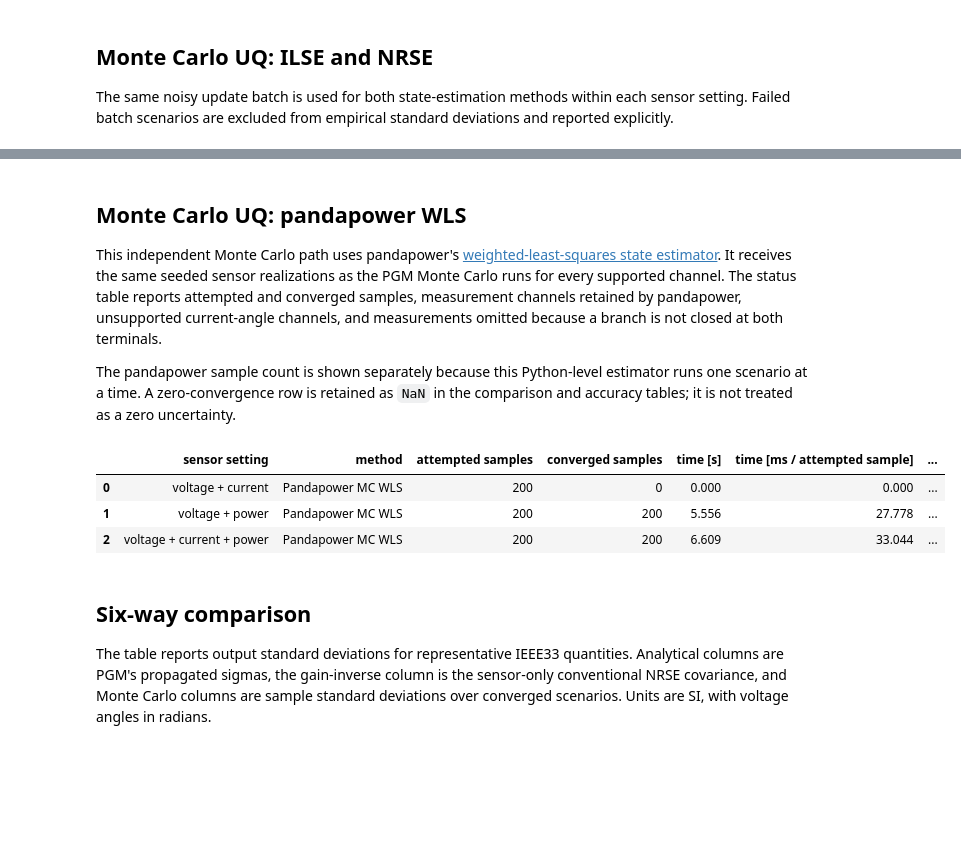
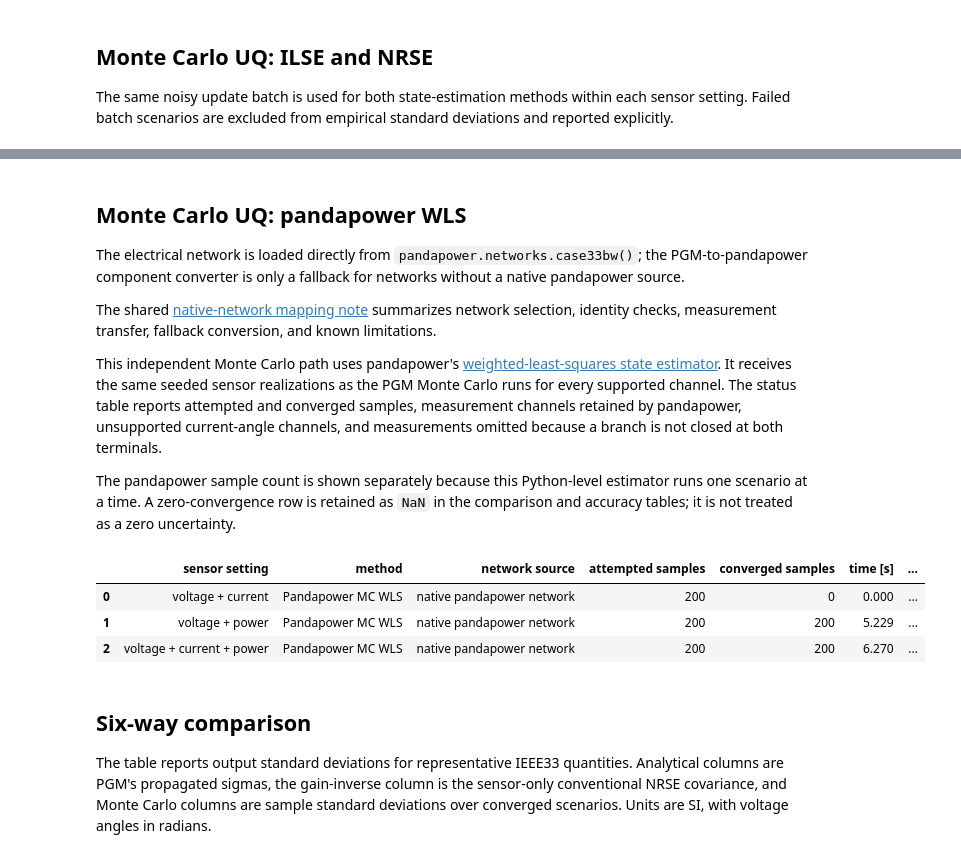
Before and after one commit to Plusero/power-grid-model, a Jupyter notebook: docs/examples/IEEE33 State Estimation UQ Example.ipynb, the cells around one changed output, grey strips where cells are left out. Drawn from its saved outputs; the diff is of its cells as text; code cells hidden in the pictures; blank space fills up the shorter version.

```diff
--- a/docs/examples/IEEE33 State Estimation UQ Example.ipynb
+++ b/docs/examples/IEEE33 State Estimation UQ Example.ipynb
@@ -1148,11 +1149,17 @@ pd.DataFrame(benchmark_rows).round(3)
 | 5 | voltage + current + power | Monte Carlo UQ NRSE | 0.071 | 1000 | 1000 | ... |
 # %% [markdown]
 ## Monte Carlo UQ: pandapower WLS
+
+The electrical network is loaded directly from `pandapower.networks.case33bw()`; the PGM-to-pandapower component converter is only a fallback for networks without a native pandapower source.
+
+The shared [native-network mapping note](pandapower_mc_uq.md) summarizes network selection, identity checks, measurement transfer, fallback conversion, and known limitations.
 
 This independent Monte Carlo path uses pandapower's [weighted-least-squares state estimator](https://pandapower.readthedocs.io/en/latest/estimation.html). It receives the same seeded sensor realizations as the PGM Monte Carlo runs for every supported channel. The status table reports attempted and converged samples, measurement channels retained by pandapower, unsupported current-angle channels, and measurements omitted because a branch is not closed at both terminals.
 
 The pandapower sample count is shown separately because this Python-level estimator runs one scenario at a time. A zero-convergence row is retained as `NaN` in the comparison and accuracy tables; it is not treated as a zero uncertainty.
 # %%
+native_pandapower_network = pp_networks.case33bw()
+
 pandapower_sample_count = 200
 pandapower_results = {}
 pandapower_status_rows = []
@@ -1163,37 +1170,39 @@ for setting, input_data in state_estimation_inputs.items():
         monte_carlo_sample_count,
         seed=2026,
     )
     result = run_pandapower_monte_carlo(
         input_data,
         pandapower_updates,
+        pandapower_network=native_pandapower_network,
         sample_count=pandapower_sample_count,
     )
     pandapower_results[setting] = result
     converged_sample_count = int(np.count_nonzero(result.converged))
     if setting != "voltage + current" and converged_sample_count < 0.9 * pandapower_sample_count:
         raise RuntimeError(result.failure_reason or f"Too many failed pandapower scenarios for {setting}")
     pandapower_status_rows.append(
         {
             "sensor setting": setting,
             "method": "Pandapower MC WLS",
+            "network source": result.network_source,
             "attempted samples": pandapower_sample_count,
             "converged samples": converged_sample_count,
             "time [s]": result.seconds,
             "time [ms / attempted sample]": 1e3 * result.seconds / pandapower_sample_count,
             "retained measurement channels": result.measurement_count,
             "omitted current-angle channels": result.omitted_current_angle_count,
             "omitted open-branch channels": result.omitted_out_of_service_measurement_count,
             "status": result.failure_reason or "converged",
         }
     )
 
 pandapower_status = pd.DataFrame(pandapower_status_rows)
 pandapower_status.round(3)
 # %% [output]
-|  | sensor setting | method | attempted samples | converged samples | time [s] | time [ms / attempted sample] | ... |
-| 0 | voltage + current | Pandapower MC WLS | 200 | 0 | 0.000 | 0.000 | ... |
-| 1 | voltage + power | Pandapower MC WLS | 200 | 200 | 5.556 | 27.778 | ... |
-| 2 | voltage + current + power | Pandapower MC WLS | 200 | 200 | 6.609 | 33.044 | ... |
+|  | sensor setting | method | network source | attempted samples | converged samples | time [s] | ... |
+| 0 | voltage + current | Pandapower MC WLS | native pandapower network | 200 | 0 | 0.000 | ... |
+| 1 | voltage + power | Pandapower MC WLS | native pandapower network | 200 | 200 | 5.229 | ... |
+| 2 | voltage + current + power | Pandapower MC WLS | native pandapower network | 200 | 200 | 6.270 | ... |
 # %% [markdown]
 ## Six-way comparison
 
```
Also changed, not shown: parts of 4 cells of this notebook, 6 other files.
